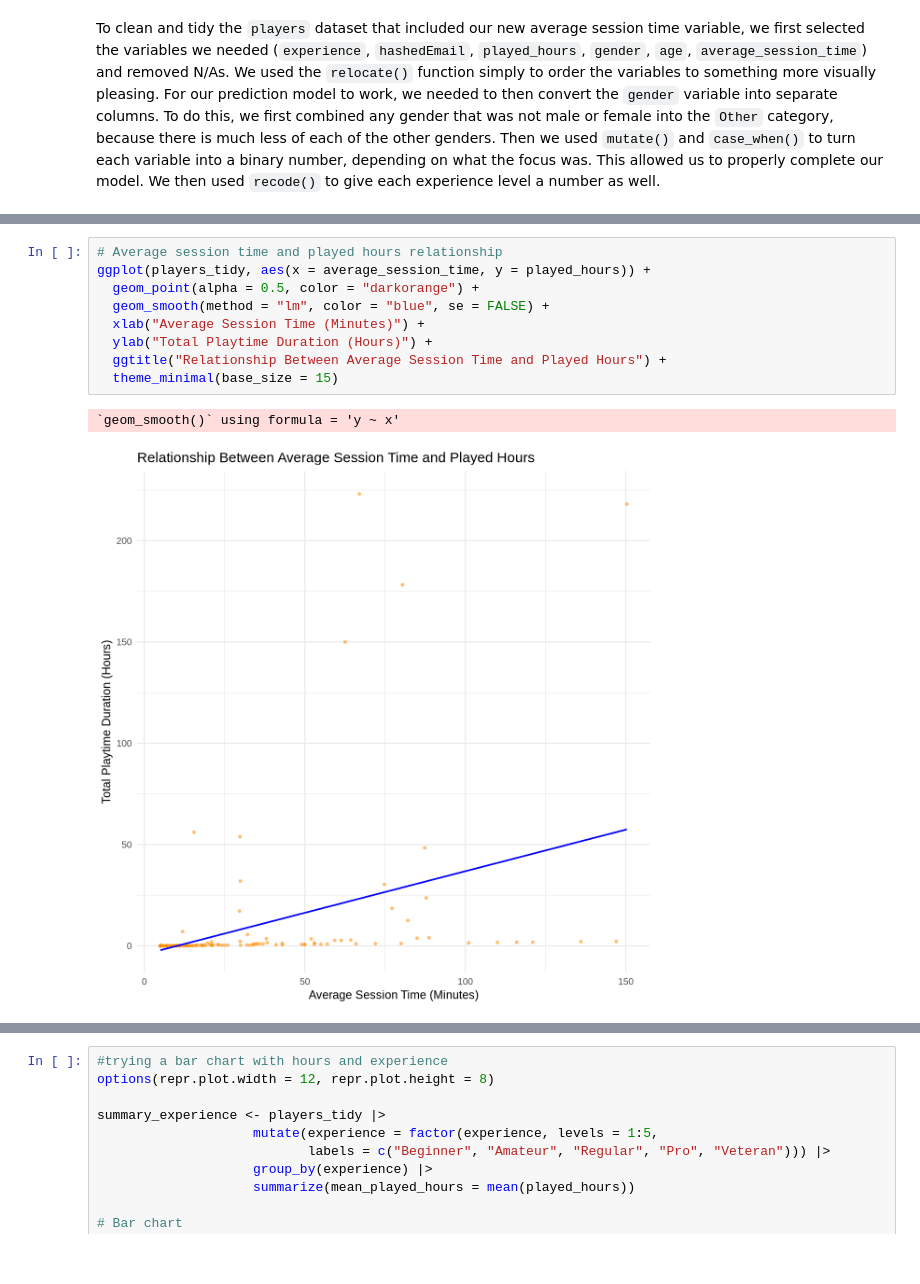
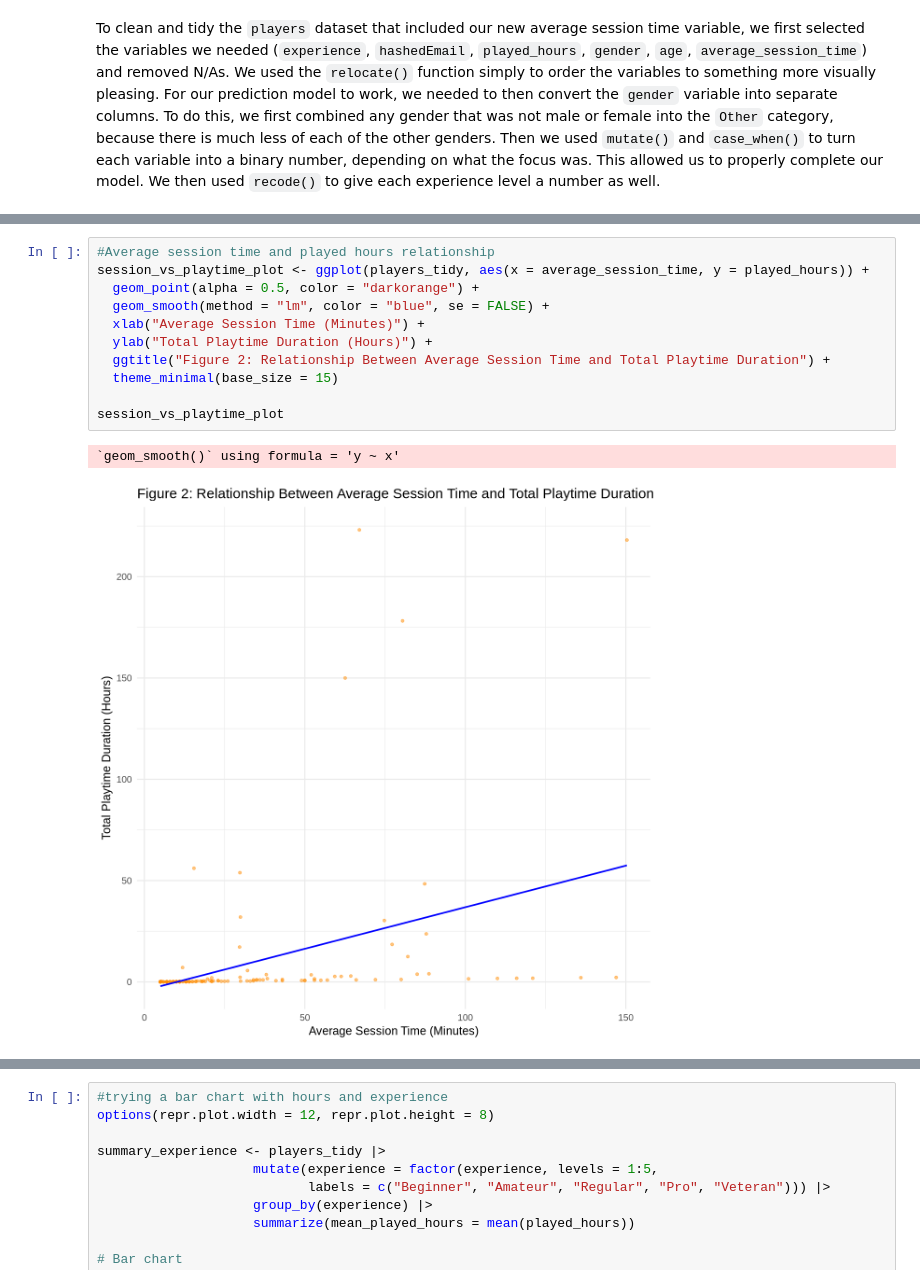
Before and after one commit to Michaele0128/Final_Project, a Jupyter notebook: Final Project.ipynb, the cells around one changed output, grey strips where cells are left out. Saved outputs shown, nothing was run; the diff lists cells and outputs as text.

```diff
--- a/Final Project.ipynb
+++ b/Final Project.ipynb
@@ -216,12 +219,14 @@ hours_played
 # %%
-# Average session time and played hours relationship
-ggplot(players_tidy, aes(x = average_session_time, y = played_hours)) +
+#Average session time and played hours relationship
+session_vs_playtime_plot <- ggplot(players_tidy, aes(x = average_session_time, y = played_hours)) +
   geom_point(alpha = 0.5, color = "darkorange") +
   geom_smooth(method = "lm", color = "blue", se = FALSE) +
   xlab("Average Session Time (Minutes)") +
   ylab("Total Playtime Duration (Hours)") +
-  ggtitle("Relationship Between Average Session Time and Played Hours") +
+  ggtitle("Figure 2: Relationship Between Average Session Time and Total Playtime Duration") +
   theme_minimal(base_size = 15)
+
+session_vs_playtime_plot
 # %% [output]
 `geom_smooth()` using formula = 'y ~ x'
-[figure, old version]
+[figure, new version]
```
Also changed, not shown: parts of 8 cells of this notebook.
